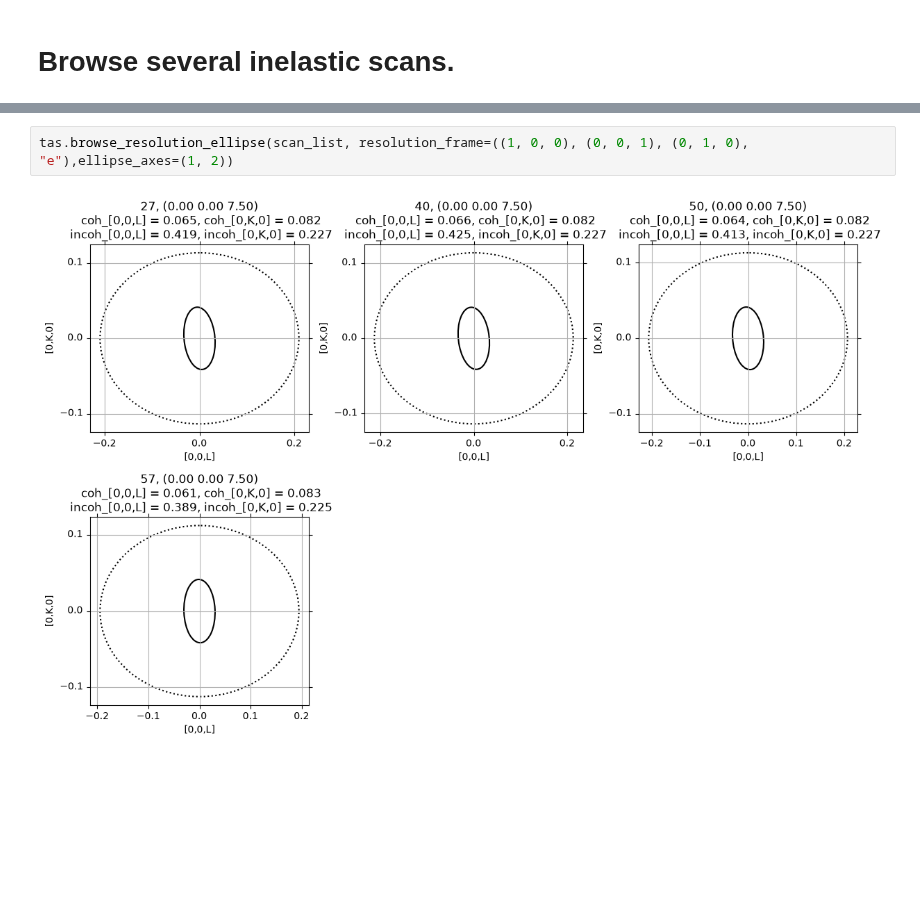
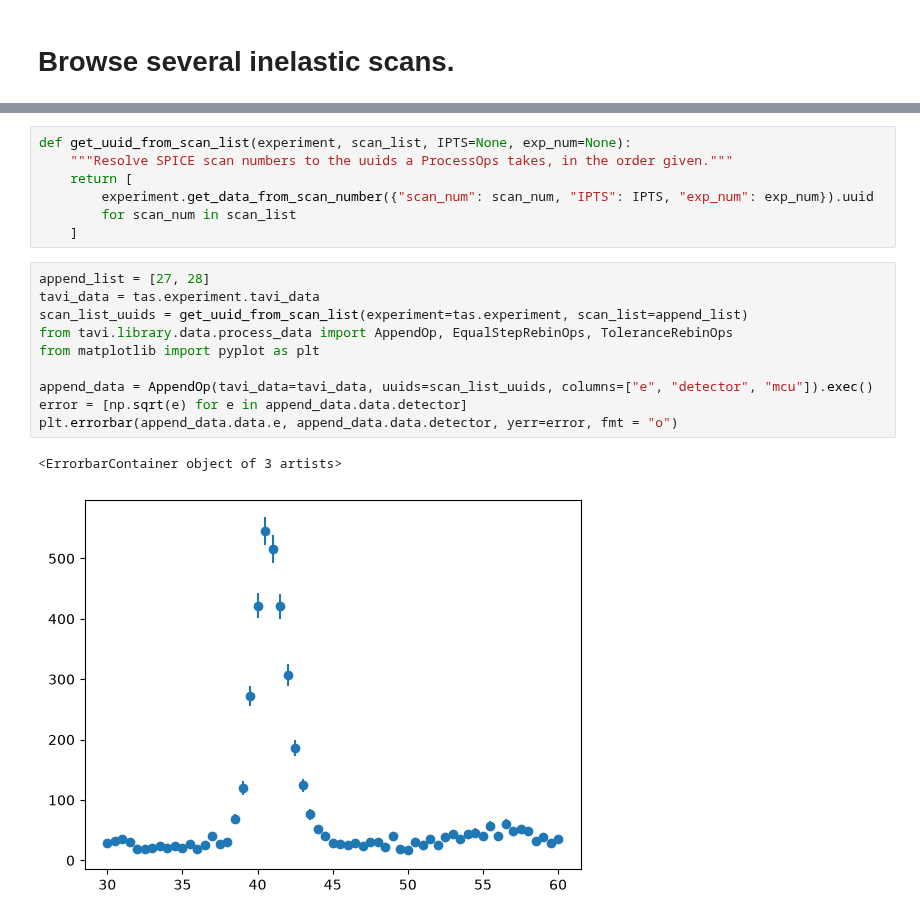
Before and after one commit to neutrons/TAVI, a Jupyter notebook: scripts/Rebin.ipynb, the cells around one changed output, grey strips where cells are left out. Drawn from its saved outputs; the diff is of its cells as text; blank space fills up the shorter version.

```diff
--- a/scripts/Rebin.ipynb
+++ b/scripts/Rebin.ipynb
@@ -135,4 +37,20 @@ _=tas.browse(scan_list,
-# %%
-tas.browse_resolution_ellipse(scan_list, resolution_frame=((1, 0, 0), (0, 0, 1), (0, 1, 0), "e"),ellipse_axes=(1, 2))
-# %% [output]
-[figure, removed]
+# %%
+def get_uuid_from_scan_list(experiment, scan_list, IPTS=None, exp_num=None):
+    """Resolve SPICE scan numbers to the uuids a ProcessOps takes, in the order given."""
+    return [
+        experiment.get_data_from_scan_number({"scan_num": scan_num, "IPTS": IPTS, "exp_num": exp_num}).uuid
+        for scan_num in scan_list
+    ]
+# %%
+append_list = [27, 28]
+tavi_data = tas.experiment.tavi_data
+scan_list_uuids = get_uuid_from_scan_list(experiment=tas.experiment, scan_list=append_list)
+from tavi.library.data.process_data import AppendOp, EqualStepRebinOps, ToleranceRebinOps
+from matplotlib import pyplot as plt
+
+append_data = AppendOp(tavi_data=tavi_data, uuids=scan_list_uuids, columns=["e", "detector", "mcu"]).exec()
+error = [np.sqrt(e) for e in append_data.data.detector]
+plt.errorbar(append_data.data.e, append_data.data.detector, yerr=error, fmt = "o")
+# %% [output]
+<ErrorbarContainer object of 3 artists>
+[figure, added]
```
Also changed, not shown: parts of 14 cells of this notebook, 2 other files.
